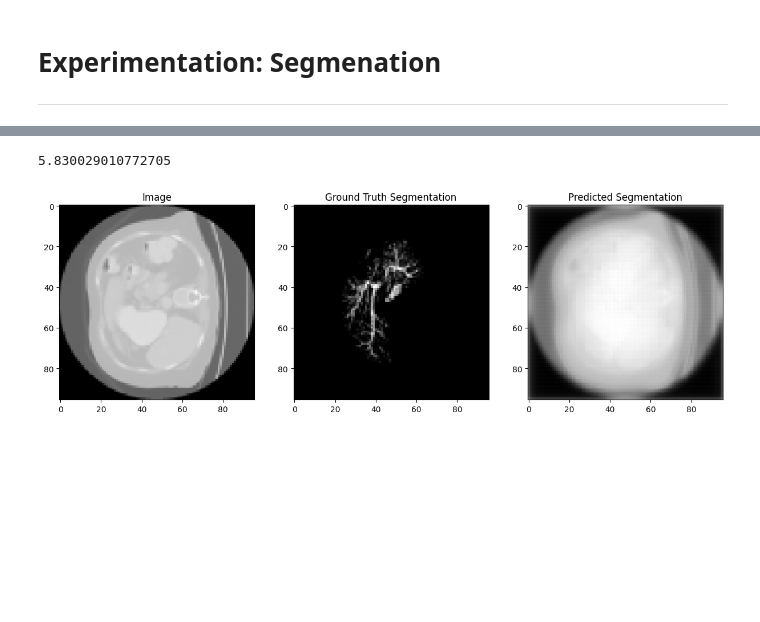
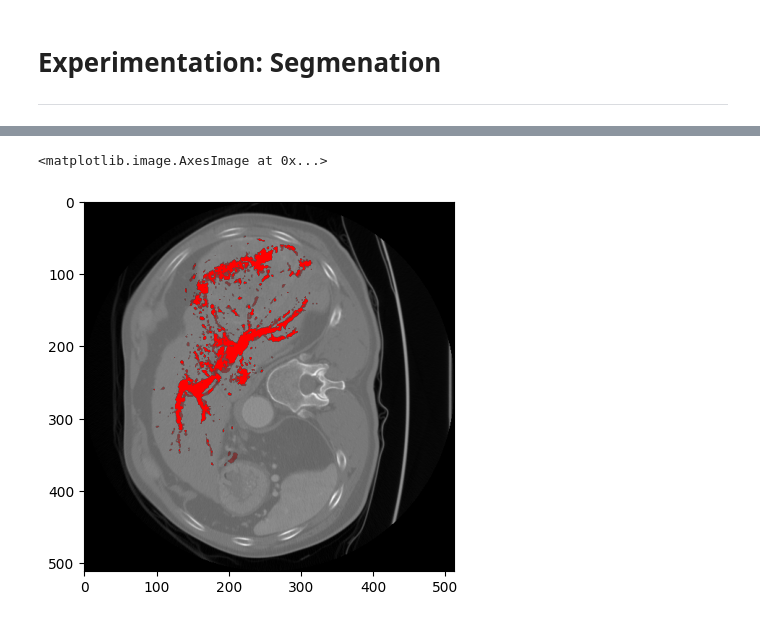
Before and after one commit to LucianoDeben/5ARIP10-ITP-T3G3, a Jupyter notebook: notebooks/segmentation_v2.ipynb, the cells around one changed output, grey strips where cells are left out. Drawn from its saved outputs; the diff is of its cells as text; code cells hidden in the pictures; blank space fills up the shorter version.

Commit message:
Artery model

```diff
--- a/notebooks/segmentation_v2.ipynb
+++ b/notebooks/segmentation_v2.ipynb
@@ -29,7 +35,7 @@ transform = get_transforms()
 train_ds, val_ds = get_datasets(root_dir="../data", collection="HCC-TACE-Seg", transform=transform, download=False, download_len=1, val_frac=0.2)
 
 # Get dataloaders
-train_loader, val_loader = get_dataloaders(train_ds, val_ds, batch_size=1)
+train_loader, val_loader = get_dataloaders(train_ds, val_ds, batch_size=4, num_workers=4)
 
 train_dl =train_ds.datalist
 val_dl = val_ds.datalist
@@ -182,7 +174,8 @@ loss_function = torch.nn.MSELoss()
 
 
 # Load the model
-#model.load_state_dict(torch.load("../models/arteries-2.pth"))
+model.load_state_dict(torch.load("../models/arteries-2.pth"))
+model.to('cuda')
 
 # Set the model to evaluation mode
 model.eval()
@@ -196,14 +189,14 @@ image, seg = batch["image"].to(device), batch["seg"].to(device).squeeze()
 # Make predictions on the image
 output = model(image).squeeze()
 
-print(loss_function(output,seg).item())
+
 
 #MIP
 #output,_ =torch.max(output, dim = -1)
 seg,_ = torch.max(seg, dim = -1)
 
 # Get the predicted segmentation class for each pixel
-pred_seg = output
+pred_seg,_ = torch.max(output, dim = -1)
 
 
 # Visualize the image, ground truth segmentation, and predicted segmentation
@@ -221,18 +214,38 @@ pred_seg = pred_seg.cpu().detach().numpy()
 
 # Get the first image, ground truth segmentation, and predicted segmentation from the batch
 image = image[0, 0, :, :, slice_idx]
-pred_seg = pred_seg[:,:,slice_idx]
+
 
 
 # Plot the image, ground truth segmentation, and predicted segmentation
 fig, axes = plt.subplots(1, 3, figsize=(15, 5))
 axes[0].imshow(image, cmap="gray")
 axes[0].set_title("Image")
-axes[1].imshow(seg, cmap="gray")
+axes[1].imshow(seg[0], cmap="gray")
 axes[1].set_title("Ground Truth Segmentation")
-axes[2].imshow(pred_seg, cmap="gray")
+axes[2].imshow(pred_seg[0], cmap="gray")
 axes[2].set_title("Predicted Segmentation")
 plt.show()
-# %% [output]
-5.830029010772705
-[figure, removed]
+# %%
+
+from matplotlib.colors import LinearSegmentedColormap
+
+batch = next(iter(train_loader))
+
+# Extract the image and segmentation from the batch
+image, seg = batch["image"], batch["seg"].squeeze()
+mip,_ = torch.max(seg, dim = -1)
+
+image = image[0, 0, :, :, 48]
+
+
+
+fig, ax = plt.subplots()
+colors = [(0, 0, 0, 0), (1, 0, 0, 1)]  # Start with transparent black, end with opaque red
+cmap_name = 'transparent_red'
+cm = LinearSegmentedColormap.from_list(cmap_name, colors)
+ax.imshow(image, cmap="gray")
+ax.imshow(mip[0], cmap=cm)
+# %% [output]
+<matplotlib.image.AxesImage at 0x...>
+[figure, added]
```
Also changed, not shown: parts of 11 cells of this notebook, 2 other files.
